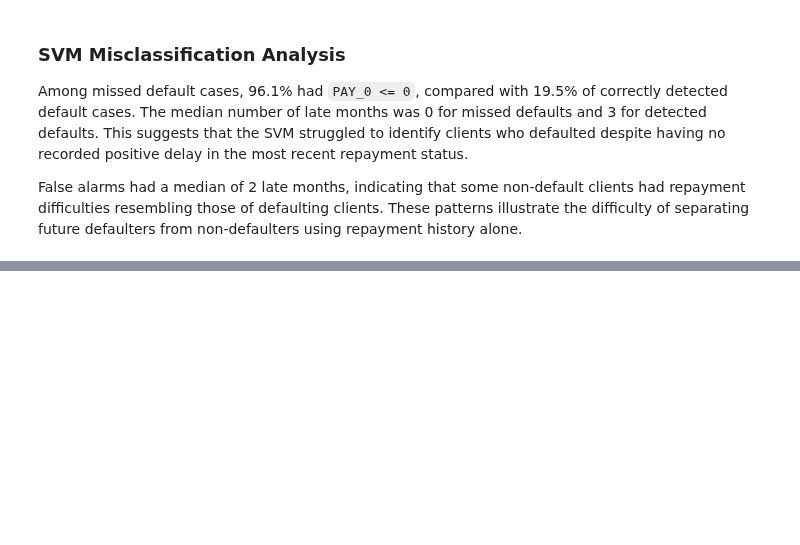
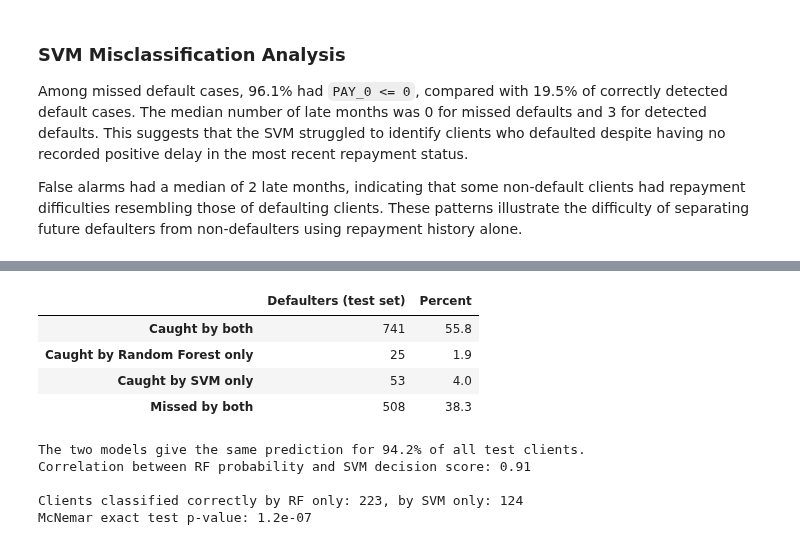
Before and after one commit to r-raghad/SWE485-Project-Group1, a Jupyter notebook: Phase1_Supervised_Learning.ipynb, the cells around one changed output, grey strips where cells are left out. Cells and saved outputs as stored; diff of their text form; code cells hidden in the pictures; blank space fills up the shorter version.

```diff
--- a/Phase1_Supervised_Learning.ipynb
+++ b/Phase1_Supervised_Learning.ipynb
@@ -978,0 +1115,38 @@ files.download(str(final_zip))
+# %%
+# ===== Misclassification analysis: do the two models make the same mistakes? =====
+defaulters = both[y_true == 1]
+rf_hit = defaulters["y_pred_rf"] == 1
+svm_hit = defaulters["y_pred_svm"] == 1
+
+overlap = pd.Series({
+    "Caught by both": (rf_hit & svm_hit).sum(),
+    "Caught by Random Forest only": (rf_hit & ~svm_hit).sum(),
+    "Caught by SVM only": (~rf_hit & svm_hit).sum(),
+    "Missed by both": (~rf_hit & ~svm_hit).sum(),
+}, name="Defaulters (test set)")
+display(overlap.to_frame().assign(Percent=lambda d: (d.iloc[:, 0] / len(defaulters) * 100).round(1)))
+
+agreement = (both["y_pred_rf"] == both["y_pred_svm"]).mean()
+score_corr = np.corrcoef(both["y_proba"], both["decision_score"])[0, 1]
+print(f"The two models give the same prediction for {agreement:.1%} of all test clients.")
+print(f"Correlation between RF probability and SVM decision score: {score_corr:.2f}")
+
+# McNemar's exact test: are the two models' error rates significantly different?
+rf_correct = both["y_pred_rf"] == y_true
+svm_correct = both["y_pred_svm"] == y_true
+only_rf = int((rf_correct & ~svm_correct).sum())
+only_svm = int((~rf_correct & svm_correct).sum())
+p_value = binomtest(only_rf, only_rf + only_svm).pvalue
+print(f"\nClients classified correctly by RF only: {only_rf}, by SVM only: {only_svm}")
+print(f"McNemar exact test p-value: {p_value:.2g}")
+# %% [output]
+|  | Defaulters (test set) | Percent |
+| Caught by both | 741 | 55.8 |
+| Caught by Random Forest only | 25 | 1.9 |
+| Caught by SVM only | 53 | 4.0 |
+| Missed by both | 508 | 38.3 |
+The two models give the same prediction for 94.2% of all test clients.
+Correlation between RF probability and SVM decision score: 0.91
+
+Clients classified correctly by RF only: 223, by SVM only: 124
+McNemar exact test p-value: 1.2e-07
```
Also changed, not shown: parts of 15 cells of this notebook.
